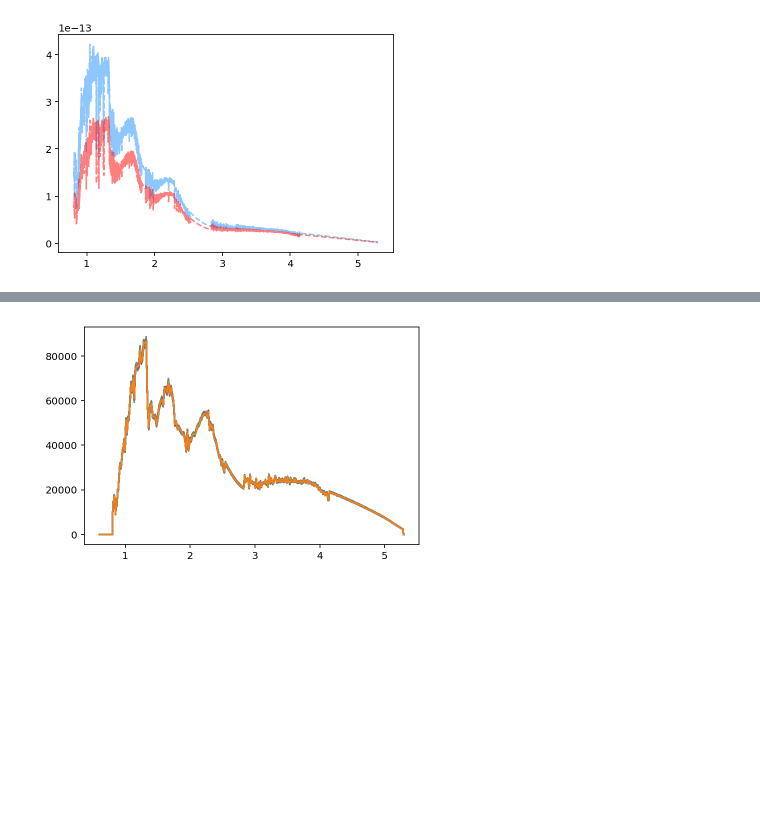
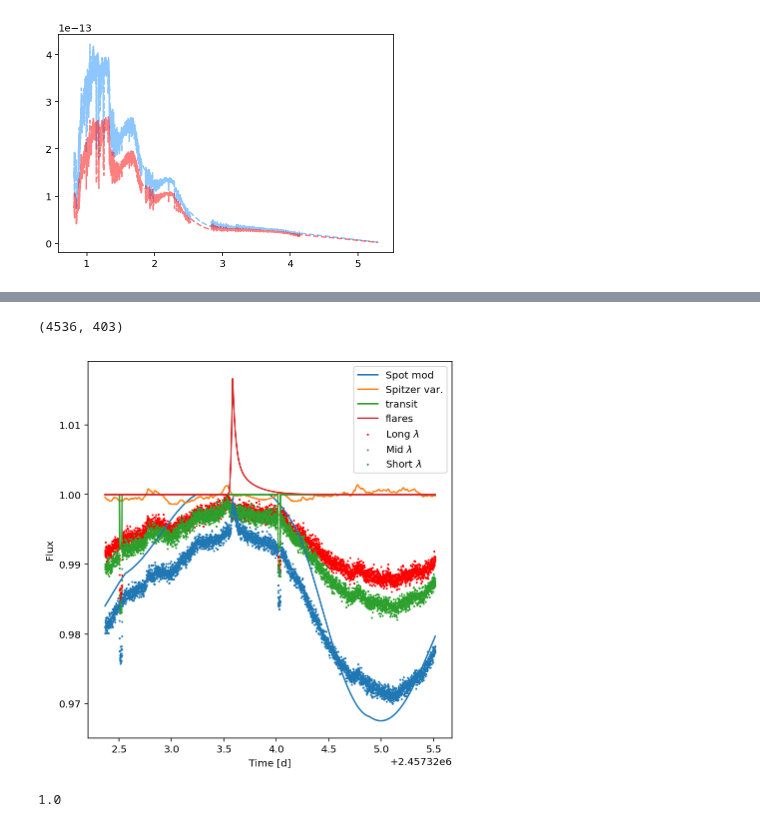
Before and after one commit to bmorris3/libra, a Jupyter notebook: notebooks/spot_modulation.ipynb, the cells around one changed output, grey strips where cells are left out. Cells and saved outputs as stored; diff of their text form; code cells hidden in the pictures; blank space fills up the shorter version.

```diff
--- a/notebooks/spot_modulation.ipynb
+++ b/notebooks/spot_modulation.ipynb
@@ -129,4 +125,33 @@ plt.show()
-# %%
-plt.plot(wl, fluxes[::30].T);
-# %% [output]
-[figure, removed]
+# %%
+fluxes.shape
+# %% [output]
+(4536, 403)
+# %%
+fig, ax = plt.subplots(figsize=(6, 6))
+#spectral_fluxes = np.sum(fluxes, axis=1)
+short_bin = np.sum(fluxes[:, :100], axis=1)
+mid_bin = np.sum(fluxes[:, 100:200], axis=1)
+long_bin = np.sum(fluxes[:, 200:], axis=1)
+ax.scatter(times, long_bin/long_bin.max(),
+           marker='.', s=4, label=r'Long $\lambda$', color='r')
+ax.scatter(times, mid_bin/mid_bin.max(),
+           marker='.', s=4, label=r'Mid $\lambda$', color='C2')
+ax.scatter(times, short_bin/short_bin.max(),
+           marker='.', s=4, label=r'Short $\lambda$', color='C0')
+ax.plot(times, star.flux(times)/star.flux(times).max(), label='Spot mod')
+ax.plot(times, spitzer_var, label='Spitzer var.')
+ax.plot(times, transit, label='transit')
+ax.plot(times, 1 + np.sum(flares, axis=1)/100, label='flares')
+ax.legend()
+ax.set_xlabel('Time [d]')
+ax.set_ylabel('Flux')
+#ax[0].plot()
+fig.tight_layout()
+fig.savefig('breakdown.png', bbox_inches='tight', dpi=200)
+plt.show()
+# %% [output]
+[figure, added]
+# %%
+1 + flares.min()
+# %% [output]
+1.0
```
Also changed, not shown: parts of 10 cells of this notebook, 3 other files.
